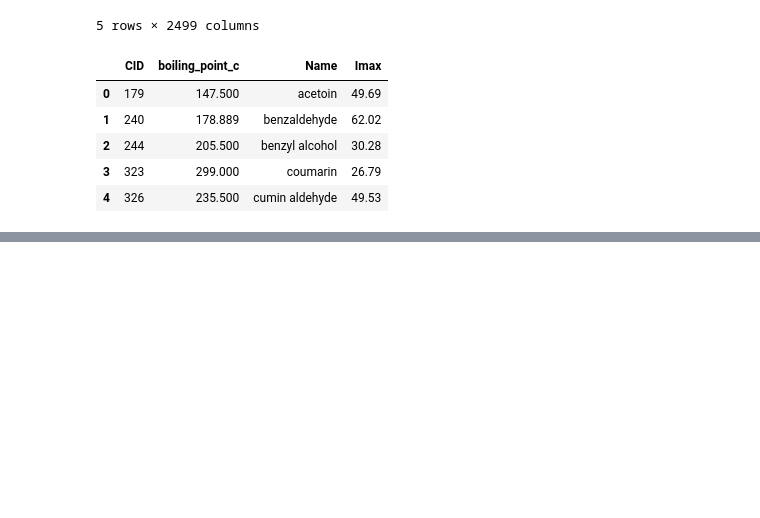
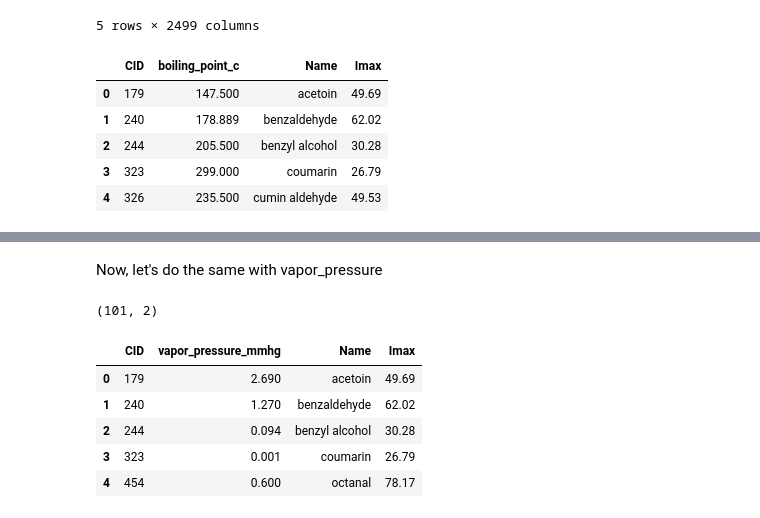
Before and after one commit to kiriyevskykiril/ai-program-2026, a Jupyter notebook: project_1/corr_exploration.ipynb, the cells around one changed output, grey strips where cells are left out. Saved outputs shown, nothing was run; the diff lists cells and outputs as text; code cells hidden in the pictures; blank space fills up the shorter version.

```diff
--- a/project_1/corr_exploration.ipynb
+++ b/project_1/corr_exploration.ipynb
@@ -67,0 +71,23 @@ plt.show()
+# %% [markdown]
+Now, let's do the same with vapor_pressure
+# %%
+vp_df = ph_props_df[['CID', 'vapor_pressure_mmhg']].dropna()
+vp_df.shape
+# %% [output]
+(101, 2)
+# %%
+vp_df_merged = pd.merge(
+    vp_df,
+    data_df[['Name', 'CID', 'Imax']],
+    left_on='CID',
+    right_on='CID',
+    how='left'
+)
+vp_df_merged.head()
+# %% [output]
+|  | CID | vapor_pressure_mmhg | Name | Imax |
+| 0 | 179 | 2.690 | acetoin | 49.69 |
+| 1 | 240 | 1.270 | benzaldehyde | 62.02 |
+| 2 | 244 | 0.094 | benzyl alcohol | 30.28 |
+| 3 | 323 | 0.001 | coumarin | 26.79 |
+| 4 | 454 | 0.600 | octanal | 78.17 |
```
Also changed, not shown: parts of 2 cells of this notebook, 15 other files.
